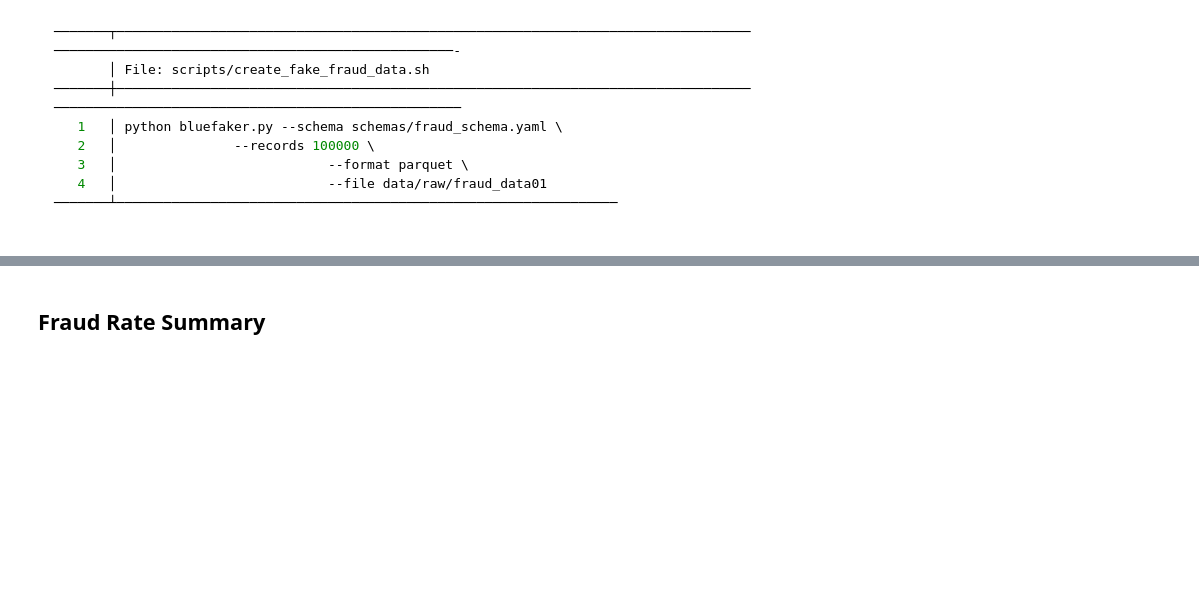
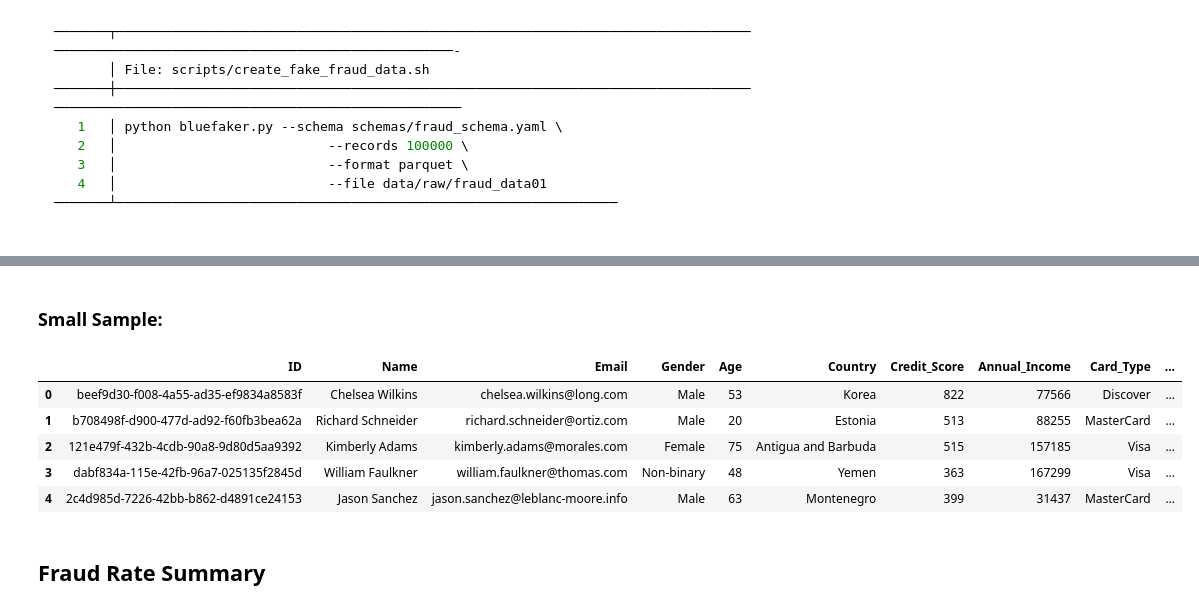
Before and after one commit to mike-blue-d8a/bluefaker_factory, a Jupyter notebook: examples/notebooks/Examples.ipynb, the cells around one changed output, grey strips where cells are left out. Cells and saved outputs as stored; diff of their text form; code cells hidden in the pictures; blank space fills up the shorter version.

```diff
--- a/examples/notebooks/Examples.ipynb
+++ b/examples/notebooks/Examples.ipynb
@@ -92,3 +124,14 @@ con.execute("SELECT COUNT(*) FROM fraud_data").fetchall()
+# %% [markdown]
+### Small Sample:
+# %%
+con.sql("SELECT * FROM fraud_data LIMIT 5").df()
+# %% [output]
+|  | ID | Name | Email | Gender | Age | Country | Credit_Score | Annual_Income | Card_Type | ... |
+| 0 | beef9d30-f008-4a55-ad35-ef9834a8583f | Chelsea Wilkins | chelsea.wilkins@long.com | Male | 53 | Korea | 822 | 77566 | Discover | ... |
+| 1 | b708498f-d900-477d-ad92-f60fb3bea62a | Richard Schneider | richard.schneider@ortiz.com | Male | 20 | Estonia | 513 | 88255 | MasterCard | ... |
+| 2 | 121e479f-432b-4cdb-90a8-9d80d5aa9392 | Kimberly Adams | kimberly.adams@morales.com | Female | 75 | Antigua and Barbuda | 515 | 157185 | Visa | ... |
+| 3 | dabf834a-115e-42fb-96a7-025135f2845d | William Faulkner | william.faulkner@thomas.com | Non-binary | 48 | Yemen | 363 | 167299 | Visa | ... |
+| 4 | 2c4d985d-7226-42bb-b862-d4891ce24153 | Jason Sanchez | jason.sanchez@leblanc-moore.info | Male | 63 | Montenegro | 399 | 31437 | MasterCard | ... |
 # %% [markdown]
 ## Fraud Rate Summary
 # %%
```
Also changed, not shown: parts of 10 cells of this notebook.
